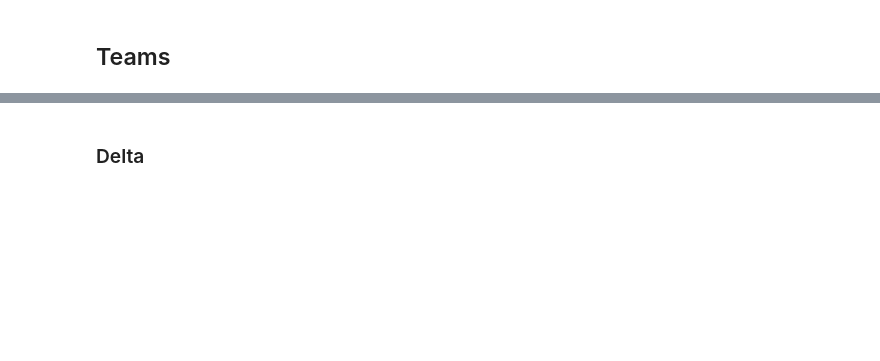
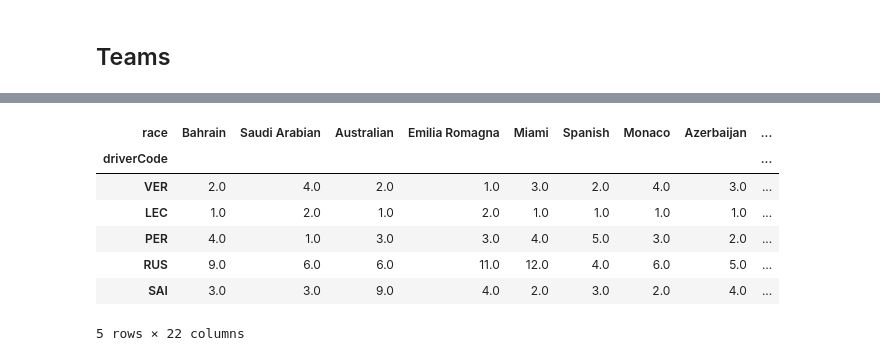
Before and after one commit to SupernovaIa/Formula-1-ML-Project, a Jupyter notebook: notebook/2024-Season.ipynb, the cells around one changed output, grey strips where cells are left out. Saved outputs shown, nothing was run; the diff lists cells and outputs as text; code cells hidden in the pictures; blank space fills up the shorter version.

```diff
--- a/notebook/2024-Season.ipynb
+++ b/notebook/2024-Season.ipynb
@@ -212,2 +90,0 @@ def _get_df_championship(df_results):
-# %% [markdown]
-### Delta
@@ -237,0 +91,11 @@ df
+# %%
+get_championship_table(df_2022, 'grid').head()
+# %% [output]
+| race | Bahrain | Saudi Arabian | Australian | Emilia Romagna | Miami | Spanish | Monaco | Azerbaijan | ... |
+| driverCode |  |  |  |  |  |  |  |  | ... |
+| VER | 2.0 | 4.0 | 2.0 | 1.0 | 3.0 | 2.0 | 4.0 | 3.0 | ... |
+| LEC | 1.0 | 2.0 | 1.0 | 2.0 | 1.0 | 1.0 | 1.0 | 1.0 | ... |
+| PER | 4.0 | 1.0 | 3.0 | 3.0 | 4.0 | 5.0 | 3.0 | 2.0 | ... |
+| RUS | 9.0 | 6.0 | 6.0 | 11.0 | 12.0 | 4.0 | 6.0 | 5.0 | ... |
+| SAI | 3.0 | 3.0 | 9.0 | 4.0 | 2.0 | 3.0 | 2.0 | 4.0 | ... |
+5 rows × 22 columns
```
Also changed, not shown: parts of 17 cells of this notebook, 3 other files.
